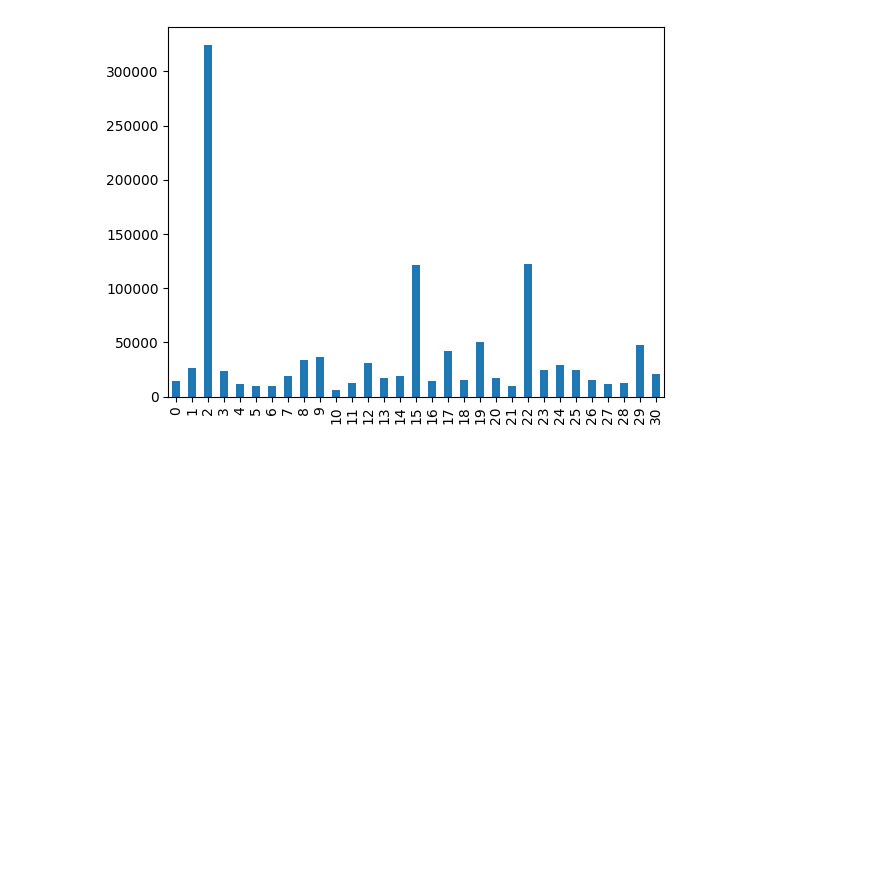
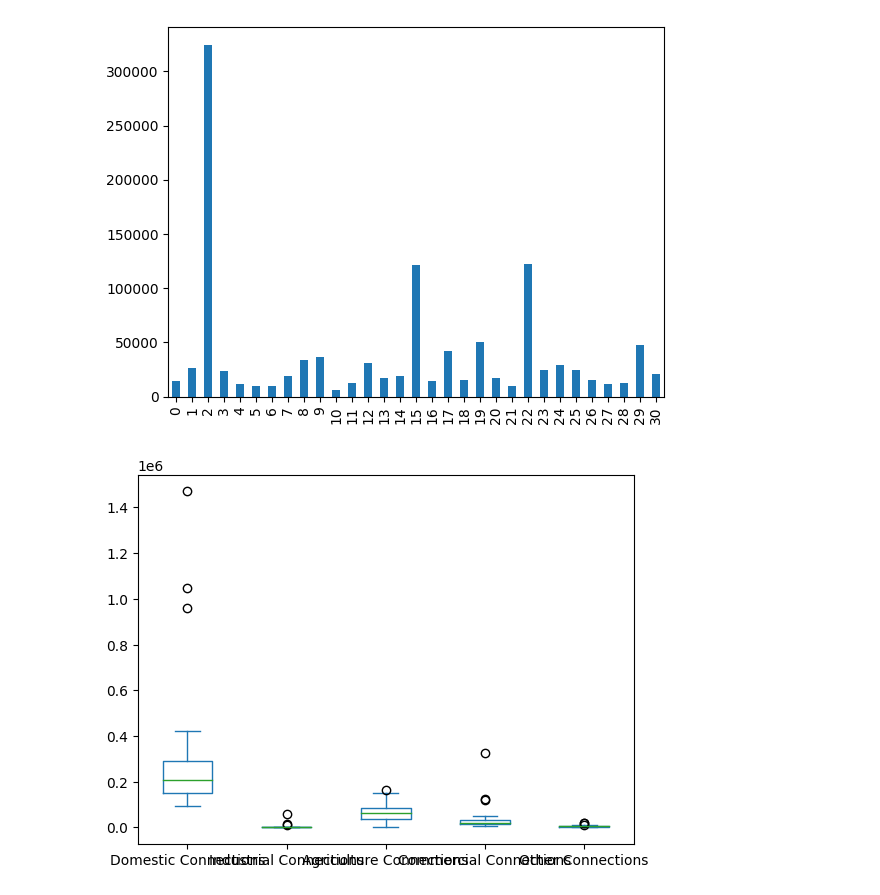
Before and after one commit to mngugi/Code_3_Camp, a Jupyter notebook: electricity-connections.ipynb, the cells around one changed output. Saved outputs shown, nothing was run; the diff lists cells and outputs as text; code cells hidden in the pictures; blank space fills up the shorter version.

```diff
--- a/electricity-connections.ipynb
+++ b/electricity-connections.ipynb
@@ -115,3 +115,9 @@ dt['Commercial Connections'].plot(kind = 'bar')
 # %% [output]
 <Axes: >
 [figure]
+# %%
+import seaborn as sns
+dt.plot.box()
+plt.show()
+# %% [output]
+[figure, added]
```
Also changed, not shown: parts of 1 cell of this notebook.
